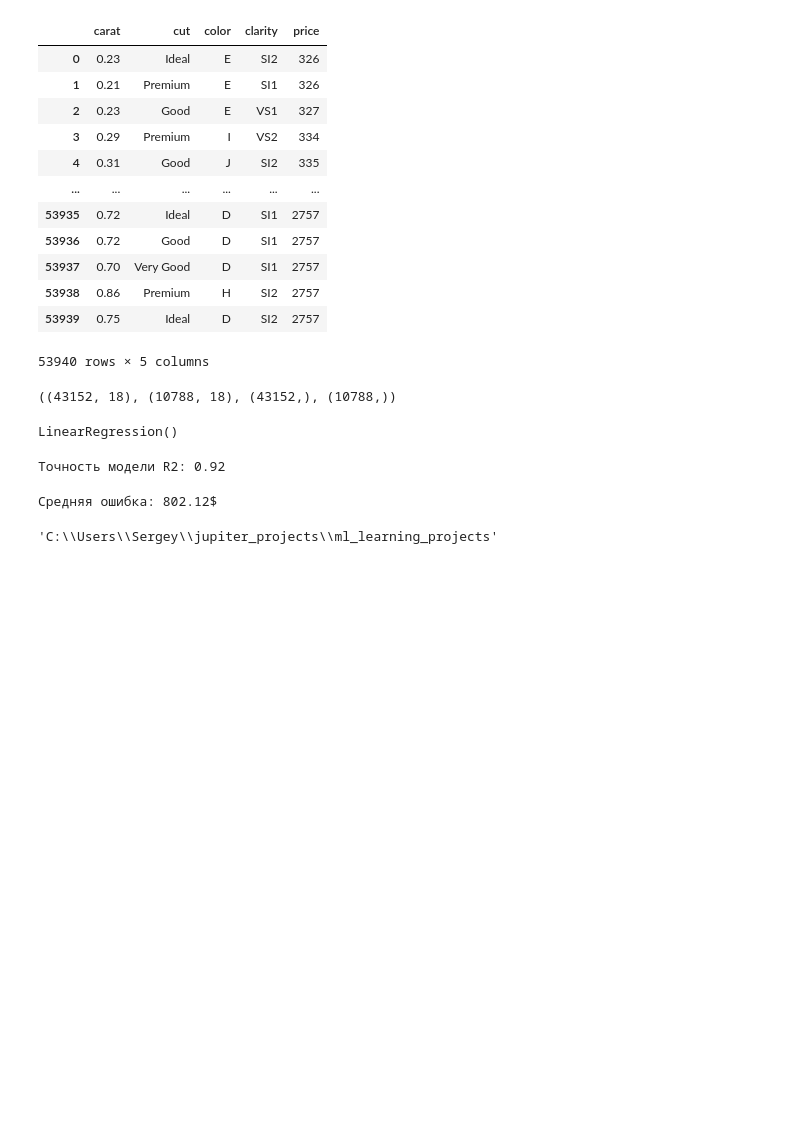
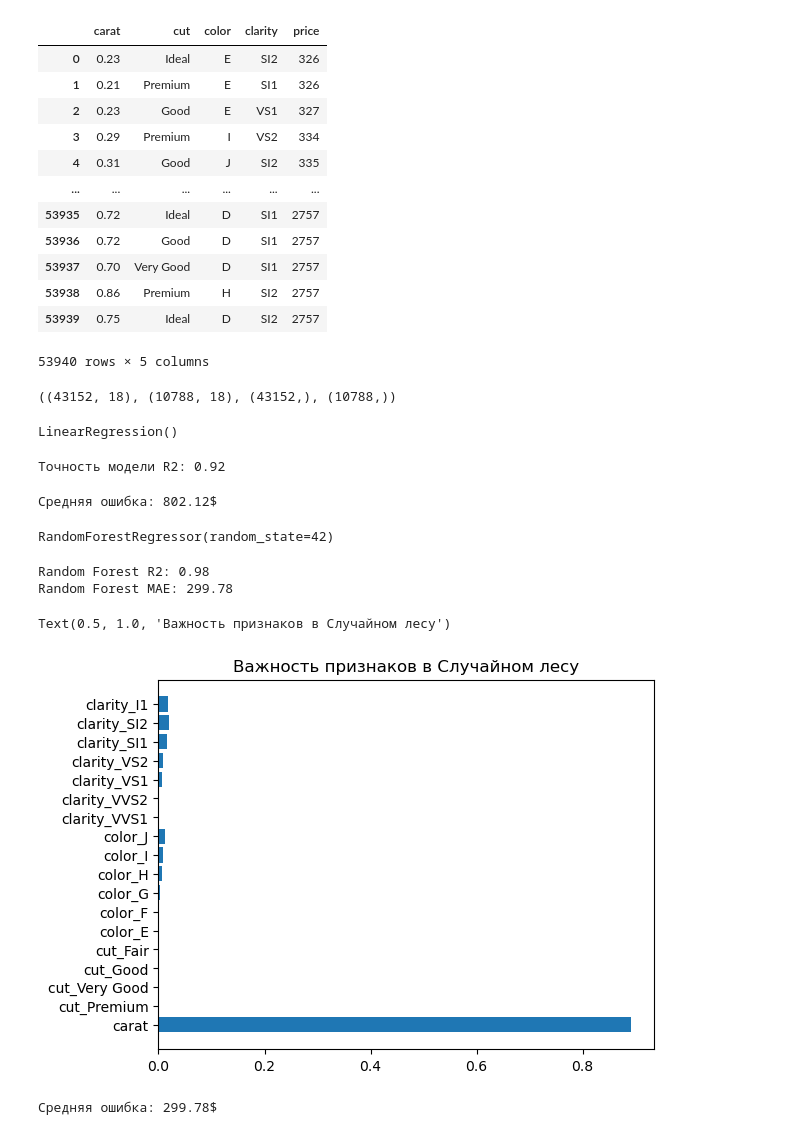
Before and after one commit to SergeOkhrimenko/ml_learning_projects, a Jupyter notebook: learn_diamonds_ml.ipynb, the cells around one changed output. Saved outputs shown, nothing was run; the diff lists cells and outputs as text; code cells hidden in the pictures; blank space fills up the shorter version.

Commit message:
Used RandomForest model to decrease the absolute error of the LinearRegression model

```diff
--- a/learn_diamonds_ml.ipynb
+++ b/learn_diamonds_ml.ipynb
@@ -144,7 +145,3 @@ mae = mean_absolute_error(y_test, predictions)
 print(f'Средняя ошибка: {mae:.2f}$')
 # %% [output]
 Средняя ошибка: 802.12$
-# %%
-pwd
-# %% [output]
-'C:\\Users\\Sergey\\jupiter_projects\\ml_learning_projects'
@@ -150,0 +150,33 @@ pwd
+# %%
+# Создаем модель леса (возьмем 100 деревьев для начала)
+rf_model = RandomForestRegressor(n_estimators=100, random_state=42)
+
+# Обучаем
+rf_model.fit(X_train_scaled, y_train)
+# %% [output]
+RandomForestRegressor(random_state=42)
+# %%
+# Делаем предсказание на тех же отмасштабированных данных
+rf_predictions = rf_model.predict(X_test_scaled)
+# Считаем метрики
+rf_r2 = r2_score(y_test, rf_predictions)
+rf_mae = mean_absolute_error(y_test, rf_predictions)
+print(f"Random Forest R2: {rf_r2:.2f}")
+print(f"Random Forest MAE: {rf_mae:.2f}")
+# %% [output]
+Random Forest R2: 0.98
+Random Forest MAE: 299.78
+# %%
+# Смотрим важность признаков
+importances = rf_model.feature_importances_
+features = X.columns
+plt.barh(features, importances)
+plt.title("Важность признаков в Случайном лесу")
+# %% [output]
+Text(0.5, 1.0, 'Важность признаков в Случайном лесу')
+[figure, added]
+# %%
+rf_mae = mean_absolute_error(y_test, rf_predictions)
+print(f'Средняя ошибка: {rf_mae:.2f}$')
+# %% [output]
+Средняя ошибка: 299.78$
```
Also changed, not shown: parts of 11 cells of this notebook, 1 other file.
